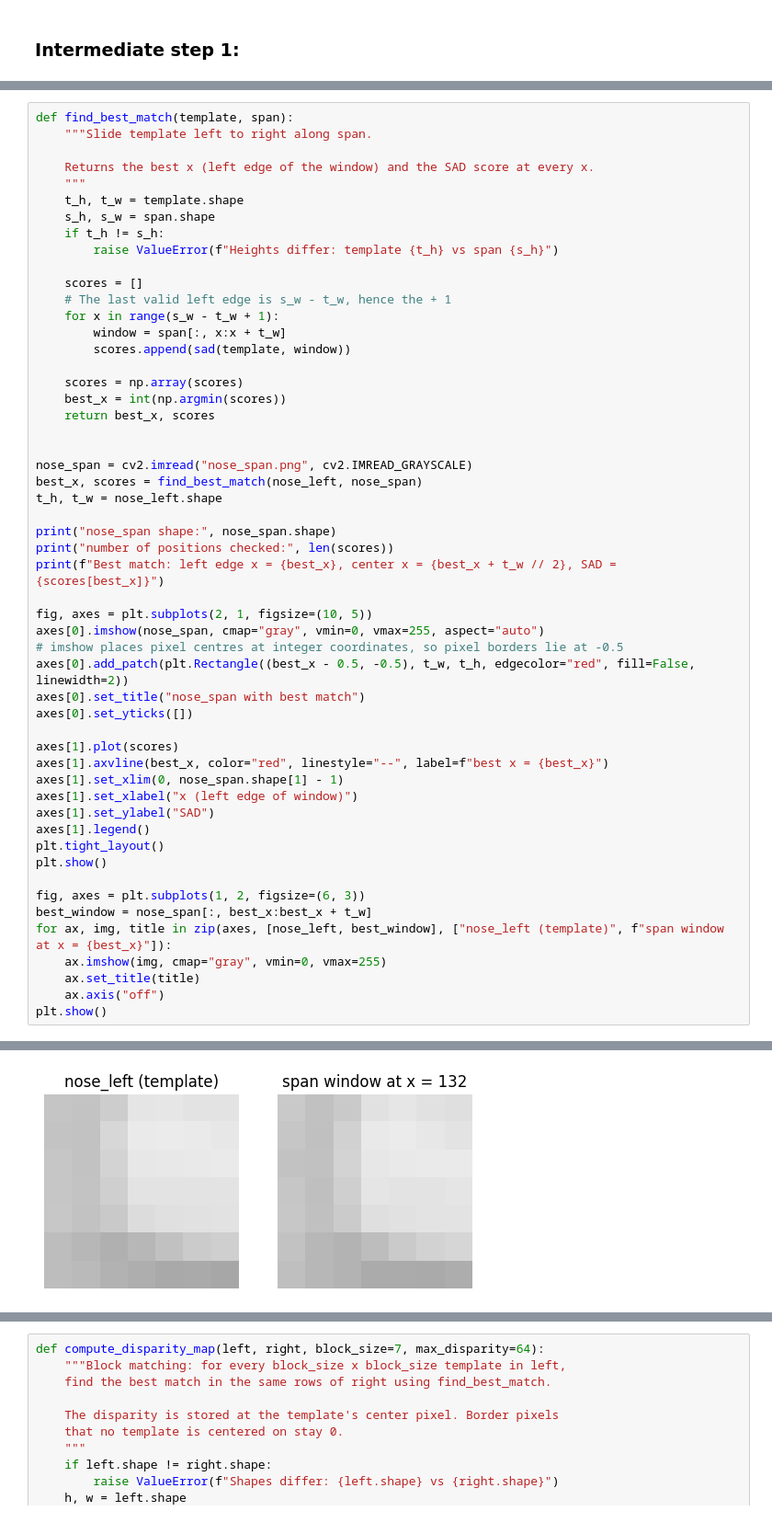
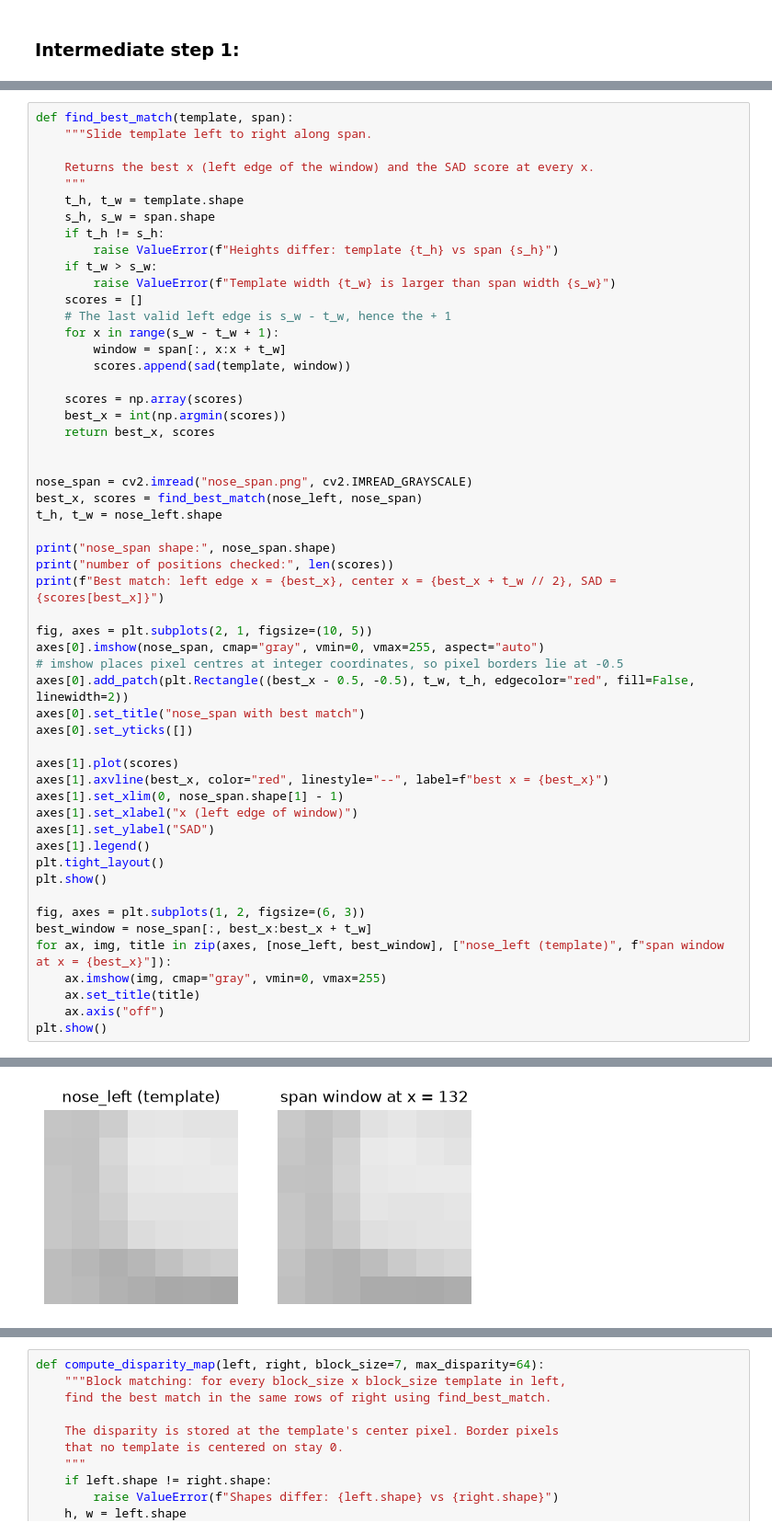
Before and after one commit to chrisd314/34759-perception-autonomous-systems-fall-2026, a Jupyter notebook: 03-weekly-project-multiple-view-geometry-pt1/03-weekly-project-multiple-view-geometry-pt1.ipynb, the cells around one changed output, grey strips where cells are left out. Shown at 92% size. Cells and saved outputs as stored; diff of their text form.

```diff
--- a/03-weekly-project-multiple-view-geometry-pt1/03-weekly-project-multiple-view-geometry-pt1.ipynb
+++ b/03-weekly-project-multiple-view-geometry-pt1/03-weekly-project-multiple-view-geometry-pt1.ipynb
@@ -150,7 +120,8 @@ def find_best_match(template, span):
     s_h, s_w = span.shape
     if t_h != s_h:
         raise ValueError(f"Heights differ: template {t_h} vs span {s_h}")
-
+    if t_w > s_w:
+        raise ValueError(f"Template width {t_w} is larger than span width {s_w}")
     scores = []
     # The last valid left edge is s_w - t_w, hence the + 1
     for x in range(s_w - t_w + 1):
@@ -171,32 +142,32 @@ print("number of positions checked:", len(scores))
 print(f"Best match: left edge x = {best_x}, center x = {best_x + t_w // 2}, SAD = {scores[best_x]}")
 
 fig, axes = plt.subplots(2, 1, figsize=(10, 5))
 axes[0].imshow(nose_span, cmap="gray", vmin=0, vmax=255, aspect="auto")
 # imshow places pixel centres at integer coordinates, so pixel borders lie at -0.5
 axes[0].add_patch(plt.Rectangle((best_x - 0.5, -0.5), t_w, t_h, edgecolor="red", fill=False, linewidth=2))
 axes[0].set_title("nose_span with best match")
 axes[0].set_yticks([])
 
 axes[1].plot(scores)
 axes[1].axvline(best_x, color="red", linestyle="--", label=f"best x = {best_x}")
 axes[1].set_xlim(0, nose_span.shape[1] - 1)
 axes[1].set_xlabel("x (left edge of window)")
 axes[1].set_ylabel("SAD")
 axes[1].legend()
 plt.tight_layout()
 plt.show()
 
 fig, axes = plt.subplots(1, 2, figsize=(6, 3))
 best_window = nose_span[:, best_x:best_x + t_w]
 for ax, img, title in zip(axes, [nose_left, best_window], ["nose_left (template)", f"span window at x = {best_x}"]):
     ax.imshow(img, cmap="gray", vmin=0, vmax=255)
     ax.set_title(title)
     ax.axis("off")
 plt.show()
 # %% [output]
 nose_span shape: (7, 384)
 number of positions checked: 378
 Best match: left edge x = 132, center x = 135, SAD = 119
 [figure]
-[figure, old version]
+[figure, new version]
 # %% [markdown]
```
Also changed, not shown: parts of 15 cells of this notebook.
